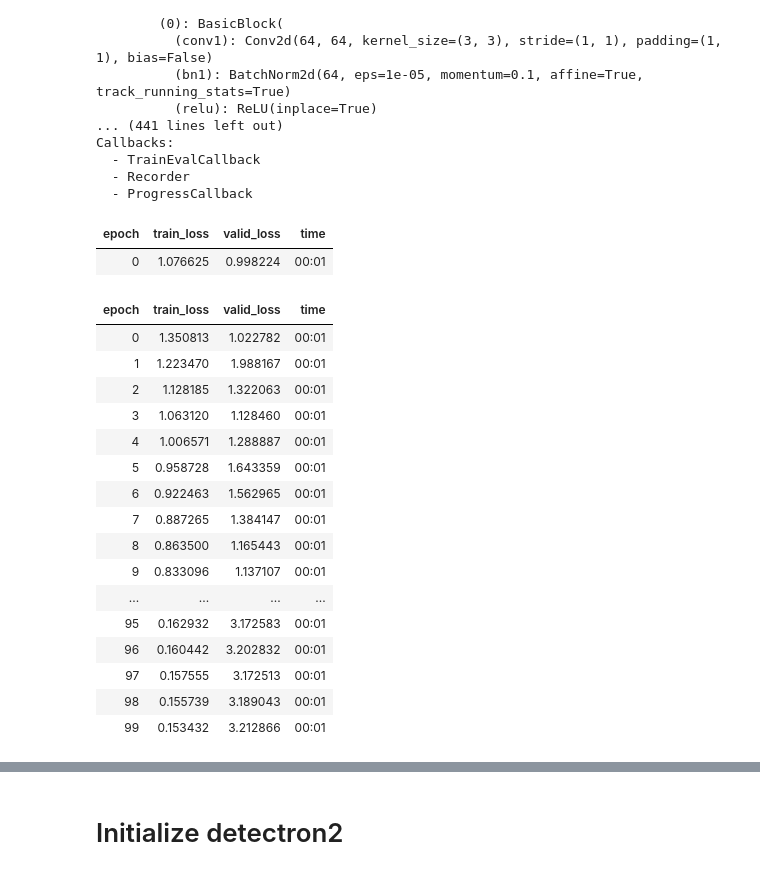
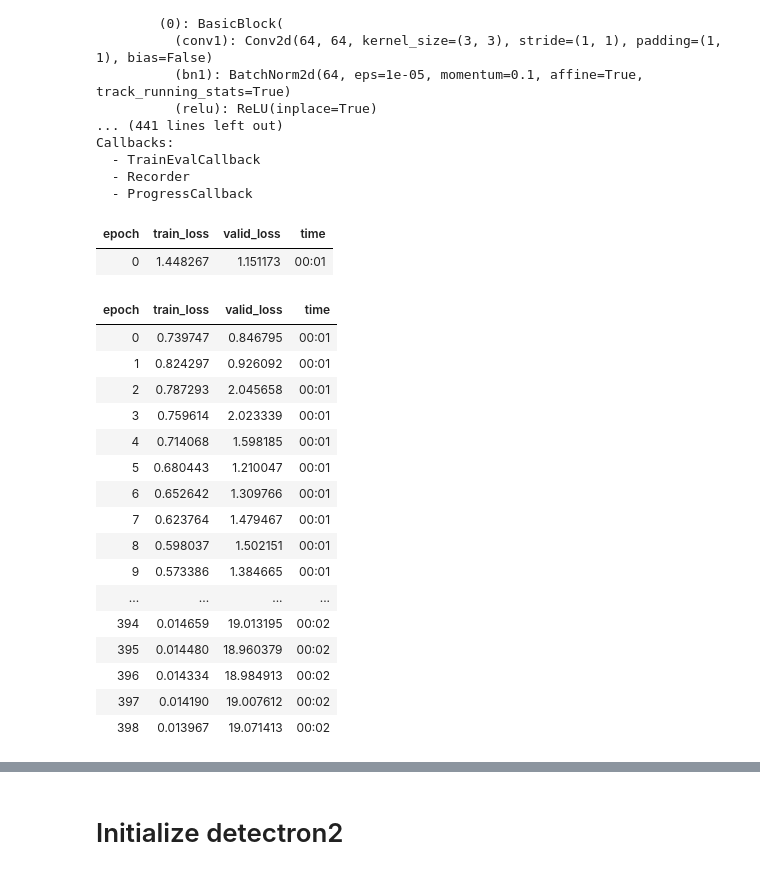
Before and after one commit to GollyTicker/Food-Recognition-Challenge, a Jupyter notebook: Starter_Kit.ipynb, the cells around one changed output, grey strips where cells are left out. Saved outputs shown, nothing was run; the diff lists cells and outputs as text; code cells hidden in the pictures.

```diff
--- a/Starter_Kit.ipynb
+++ b/Starter_Kit.ipynb
@@ -1039,35 +1041,35 @@ Callbacks:
   - ProgressCallback
 # %%
 # learn.show_training_loop()
-EPOCHS = 100
+EPOCHS = 400
 
 learn.fine_tune(EPOCHS)
 
 # learn.fine_tune(10)
 # learn.fit_one_cycle(5)
 
 # learn.show_results()
 # todo. cannot show tensor multi-segmentation mask. need to define custom class for that
 # %% [output]
 | epoch | train_loss | valid_loss | time |
-| 0 | 1.076625 | 0.998224 | 00:01 |
+| 0 | 1.448267 | 1.151173 | 00:01 |
 | epoch | train_loss | valid_loss | time |
-| 0 | 1.350813 | 1.022782 | 00:01 |
-| 1 | 1.223470 | 1.988167 | 00:01 |
-| 2 | 1.128185 | 1.322063 | 00:01 |
-| 3 | 1.063120 | 1.128460 | 00:01 |
-| 4 | 1.006571 | 1.288887 | 00:01 |
-| 5 | 0.958728 | 1.643359 | 00:01 |
-| 6 | 0.922463 | 1.562965 | 00:01 |
-| 7 | 0.887265 | 1.384147 | 00:01 |
-| 8 | 0.863500 | 1.165443 | 00:01 |
-| 9 | 0.833096 | 1.137107 | 00:01 |
+| 0 | 0.739747 | 0.846795 | 00:01 |
+| 1 | 0.824297 | 0.926092 | 00:01 |
+| 2 | 0.787293 | 2.045658 | 00:01 |
+| 3 | 0.759614 | 2.023339 | 00:01 |
+| 4 | 0.714068 | 1.598185 | 00:01 |
+| 5 | 0.680443 | 1.210047 | 00:01 |
+| 6 | 0.652642 | 1.309766 | 00:01 |
+| 7 | 0.623764 | 1.479467 | 00:01 |
+| 8 | 0.598037 | 1.502151 | 00:01 |
+| 9 | 0.573386 | 1.384665 | 00:01 |
 | ... | ... | ... | ... |
-| 95 | 0.162932 | 3.172583 | 00:01 |
-| 96 | 0.160442 | 3.202832 | 00:01 |
-| 97 | 0.157555 | 3.172513 | 00:01 |
-| 98 | 0.155739 | 3.189043 | 00:01 |
-| 99 | 0.153432 | 3.212866 | 00:01 |
+| 394 | 0.014659 | 19.013195 | 00:02 |
+| 395 | 0.014480 | 18.960379 | 00:02 |
+| 396 | 0.014334 | 18.984913 | 00:02 |
+| 397 | 0.014190 | 19.007612 | 00:02 |
+| 398 | 0.013967 | 19.071413 | 00:02 |
 # %%
 print(torch.cuda.memory_summary())
 # %% [output]
```
Also changed, not shown: parts of 10 cells of this notebook.
